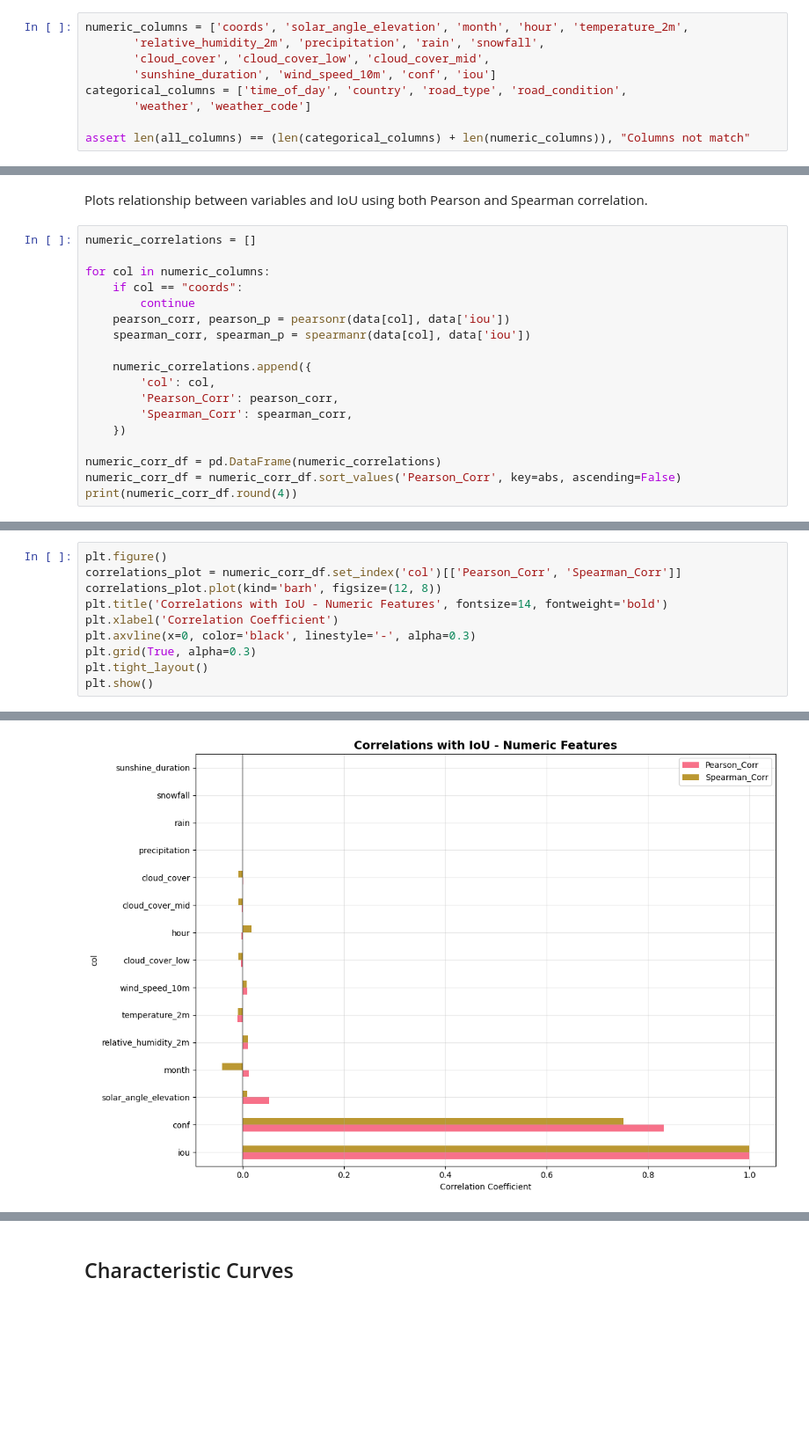
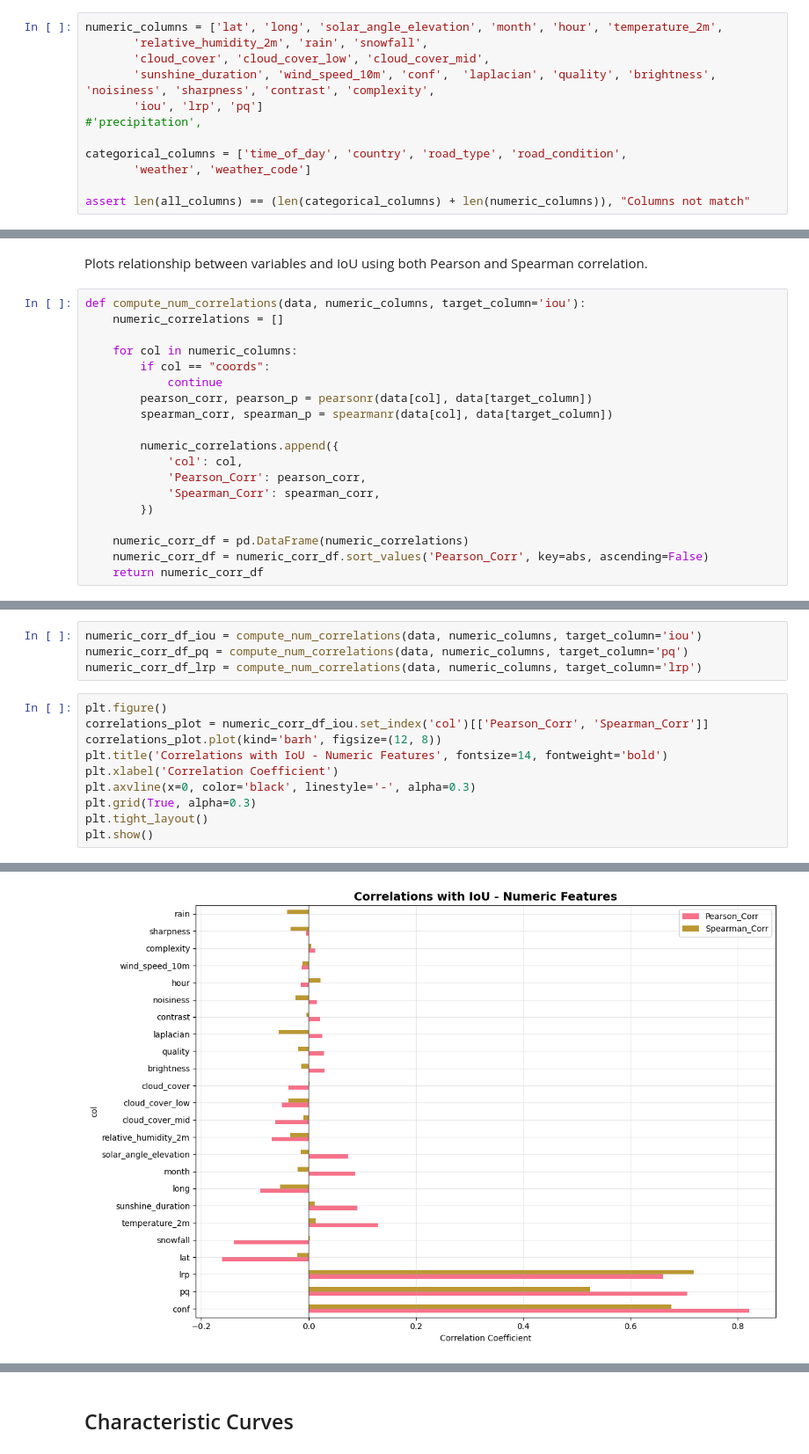
Before and after one commit to femartip/frame-validity-od, a Jupyter notebook: notebooks/eda.ipynb, the cells around one changed output, grey strips where cells are left out. Shown at 88% size. Cells and saved outputs as stored; diff of their text form; blank space fills up the shorter version.

```diff
--- a/notebooks/eda.ipynb
+++ b/notebooks/eda.ipynb
@@ -61,8 +63,11 @@ Number of columns: 22
 # %%
-numeric_columns = ['coords', 'solar_angle_elevation', 'month', 'hour', 'temperature_2m',
-       'relative_humidity_2m', 'precipitation', 'rain', 'snowfall',
+numeric_columns = ['lat', 'long', 'solar_angle_elevation', 'month', 'hour', 'temperature_2m',
+       'relative_humidity_2m', 'rain', 'snowfall',
        'cloud_cover', 'cloud_cover_low', 'cloud_cover_mid',
-       'sunshine_duration', 'wind_speed_10m', 'conf', 'iou']
+       'sunshine_duration', 'wind_speed_10m', 'conf',  'laplacian', 'quality', 'brightness', 'noisiness', 'sharpness', 'contrast', 'complexity',
+       'iou', 'lrp', 'pq']
+#'precipitation',
+
 categorical_columns = ['time_of_day', 'country', 'road_type', 'road_condition',
        'weather', 'weather_code']
 
@@ -315,20 +337,21 @@ plt.show()
 # %% [markdown]
 Plots relationship between variables and IoU using both Pearson and Spearman correlation.
 # %%
-numeric_correlations = []
+def compute_num_correlations(data, numeric_columns, target_column='iou'):
+    numeric_correlations = []
 
-for col in numeric_columns:
-    if col == "coords":
-        continue
-    pearson_corr, pearson_p = pearsonr(data[col], data['iou'])
-    spearman_corr, spearman_p = spearmanr(data[col], data['iou'])
+    for col in numeric_columns:
+        if col == "coords":
+            continue
+        pearson_corr, pearson_p = pearsonr(data[col], data[target_column])
+        spearman_corr, spearman_p = spearmanr(data[col], data[target_column])
 
-    numeric_correlations.append({
-        'col': col,
-        'Pearson_Corr': pearson_corr,
-        'Spearman_Corr': spearman_corr,
-    })
+        numeric_correlations.append({
+            'col': col,
+            'Pearson_Corr': pearson_corr,
+            'Spearman_Corr': spearman_corr,
+        })
 
-numeric_corr_df = pd.DataFrame(numeric_correlations)
-numeric_corr_df = numeric_corr_df.sort_values('Pearson_Corr', key=abs, ascending=False)
-print(numeric_corr_df.round(4))
+    numeric_corr_df = pd.DataFrame(numeric_correlations)
+    numeric_corr_df = numeric_corr_df.sort_values('Pearson_Corr', key=abs, ascending=False)
+    return numeric_corr_df
@@ -352,13 +358,17 @@ print(numeric_corr_df.round(4))
+# %%
+numeric_corr_df_iou = compute_num_correlations(data, numeric_columns, target_column='iou')
+numeric_corr_df_pq = compute_num_correlations(data, numeric_columns, target_column='pq')
+numeric_corr_df_lrp = compute_num_correlations(data, numeric_columns, target_column='lrp')
 # %%
 plt.figure()
-correlations_plot = numeric_corr_df.set_index('col')[['Pearson_Corr', 'Spearman_Corr']]
+correlations_plot = numeric_corr_df_iou.set_index('col')[['Pearson_Corr', 'Spearman_Corr']]
 correlations_plot.plot(kind='barh', figsize=(12, 8))
 plt.title('Correlations with IoU - Numeric Features', fontsize=14, fontweight='bold')
 plt.xlabel('Correlation Coefficient')
 plt.axvline(x=0, color='black', linestyle='-', alpha=0.3)
 plt.grid(True, alpha=0.3)
 plt.tight_layout()
 plt.show()
 # %% [output]
 <Figure size 640x480 with 0 Axes>
-[figure, old version]
+[figure, new version]
```
Also changed, not shown: parts of 23 cells of this notebook, 11 other files.
